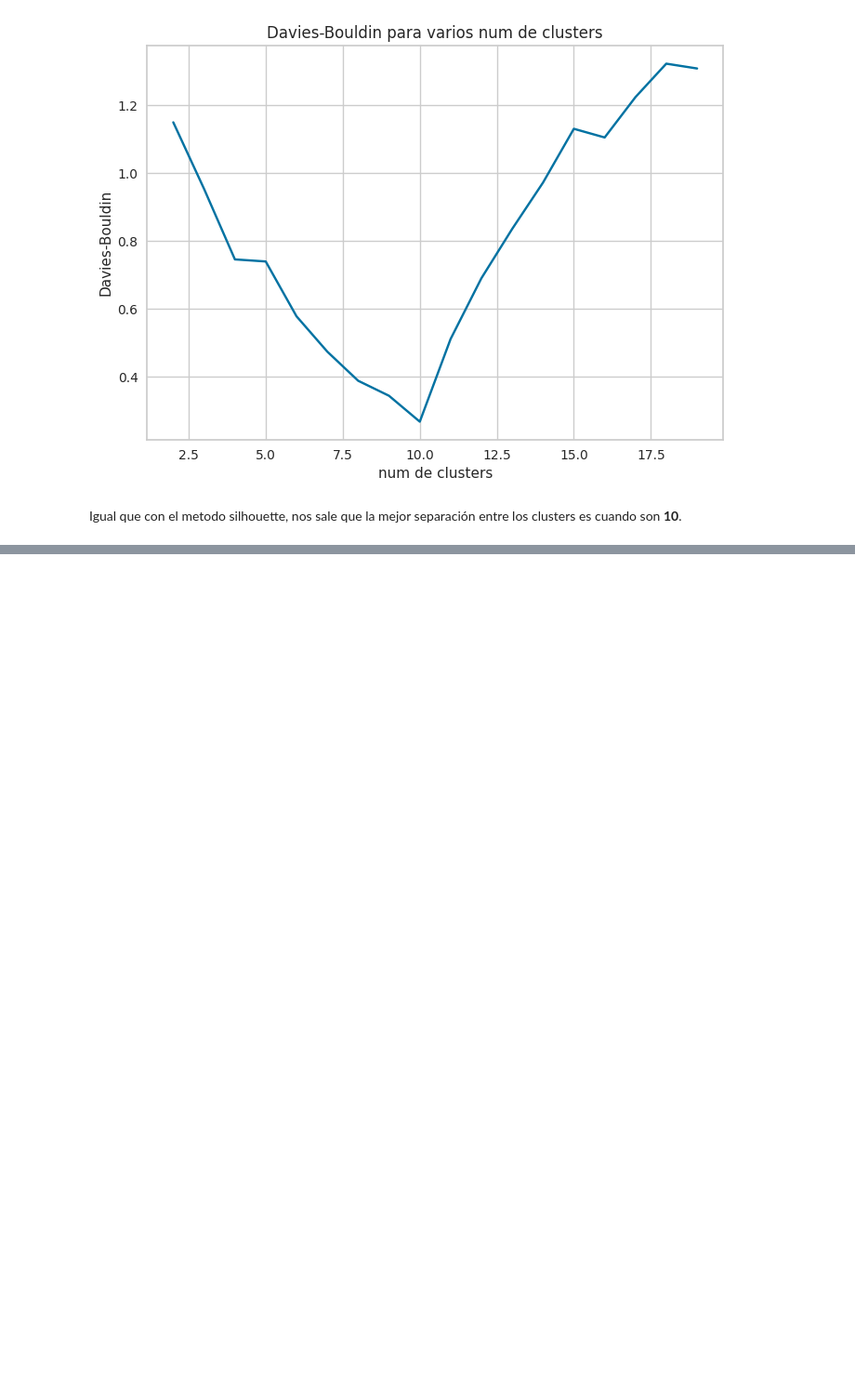
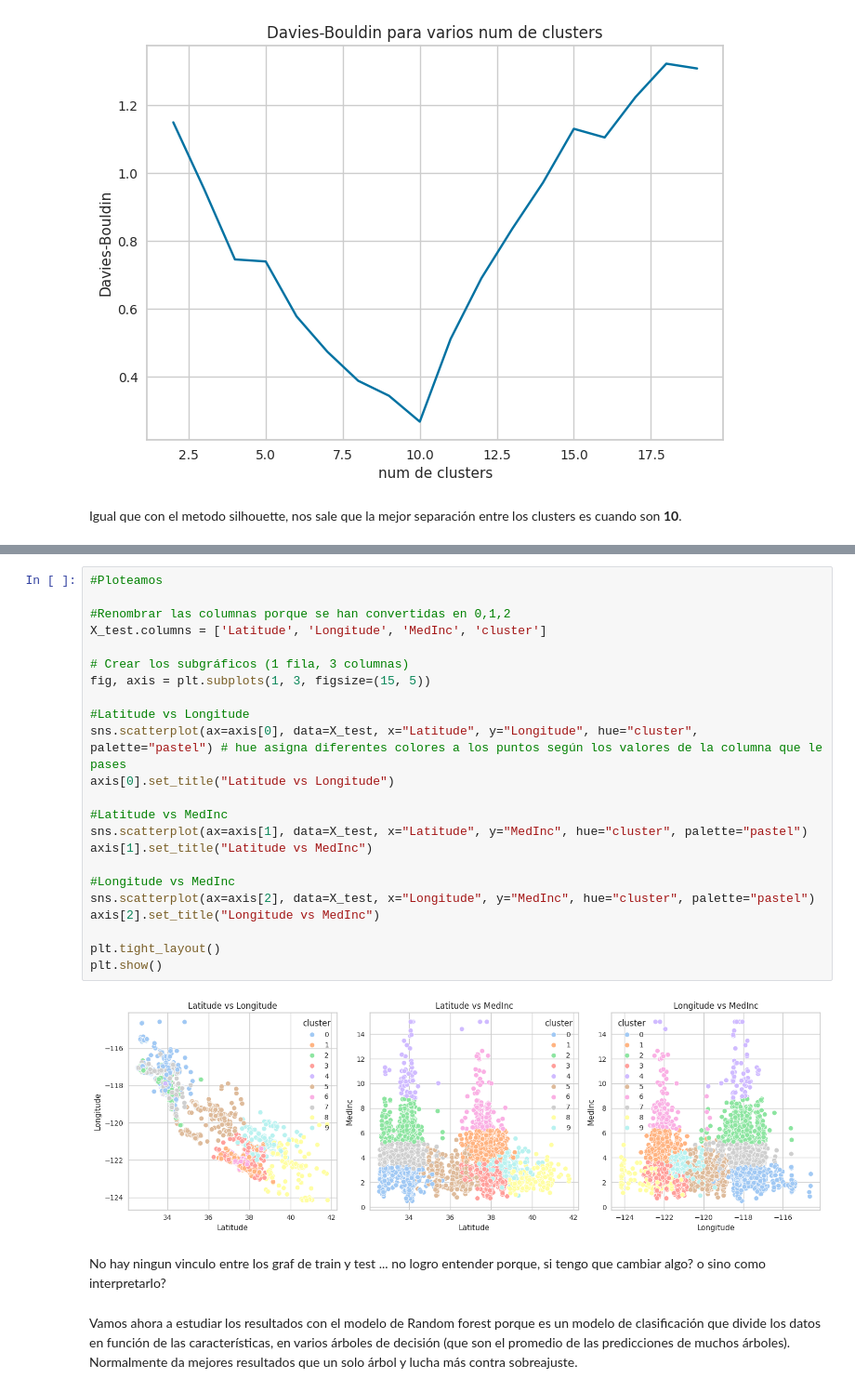
Before and after one commit to 4GeeksAcademy/pauline-K-Medias, a Jupyter notebook: src/explore.ipynb, the cells around one changed output, grey strips where cells are left out. Shown at 93% size. Saved outputs shown, nothing was run; the diff lists cells and outputs as text; blank space fills up the shorter version.

```diff
--- a/src/explore.ipynb
+++ b/src/explore.ipynb
@@ -125,0 +208,29 @@ print(predictions)
+# %%
+#Ploteamos
+
+#Renombrar las columnas porque se han convertidas en 0,1,2
+X_test.columns = ['Latitude', 'Longitude', 'MedInc', 'cluster']
+
+# Crear los subgráficos (1 fila, 3 columnas)
+fig, axis = plt.subplots(1, 3, figsize=(15, 5))
+
+#Latitude vs Longitude
+sns.scatterplot(ax=axis[0], data=X_test, x="Latitude", y="Longitude", hue="cluster", palette="pastel") # hue asigna diferentes colores a los puntos según los valores de la columna que le pases
+axis[0].set_title("Latitude vs Longitude")
+
+#Latitude vs MedInc
+sns.scatterplot(ax=axis[1], data=X_test, x="Latitude", y="MedInc", hue="cluster", palette="pastel")
+axis[1].set_title("Latitude vs MedInc")
+
+#Longitude vs MedInc
+sns.scatterplot(ax=axis[2], data=X_test, x="Longitude", y="MedInc", hue="cluster", palette="pastel")
+axis[2].set_title("Longitude vs MedInc")
+
+plt.tight_layout()
+plt.show()
+# %% [output]
+[figure, added]
+# %% [markdown]
+No hay ningun vinculo entre los graf de train y test ... no logro entender porque, si tengo que cambiar algo? o sino como interpretarlo?
+# %% [markdown]
+Vamos ahora a estudiar los resultados con el modelo de Random forest porque es un modelo de clasificación que divide los datos en función de las características, en varios árboles de decisión (que son el promedio de las predicciones de muchos árboles). Normalmente da mejores resultados que un solo árbol y lucha más contra sobreajuste.
```
Also changed, not shown: parts of 13 cells of this notebook.
